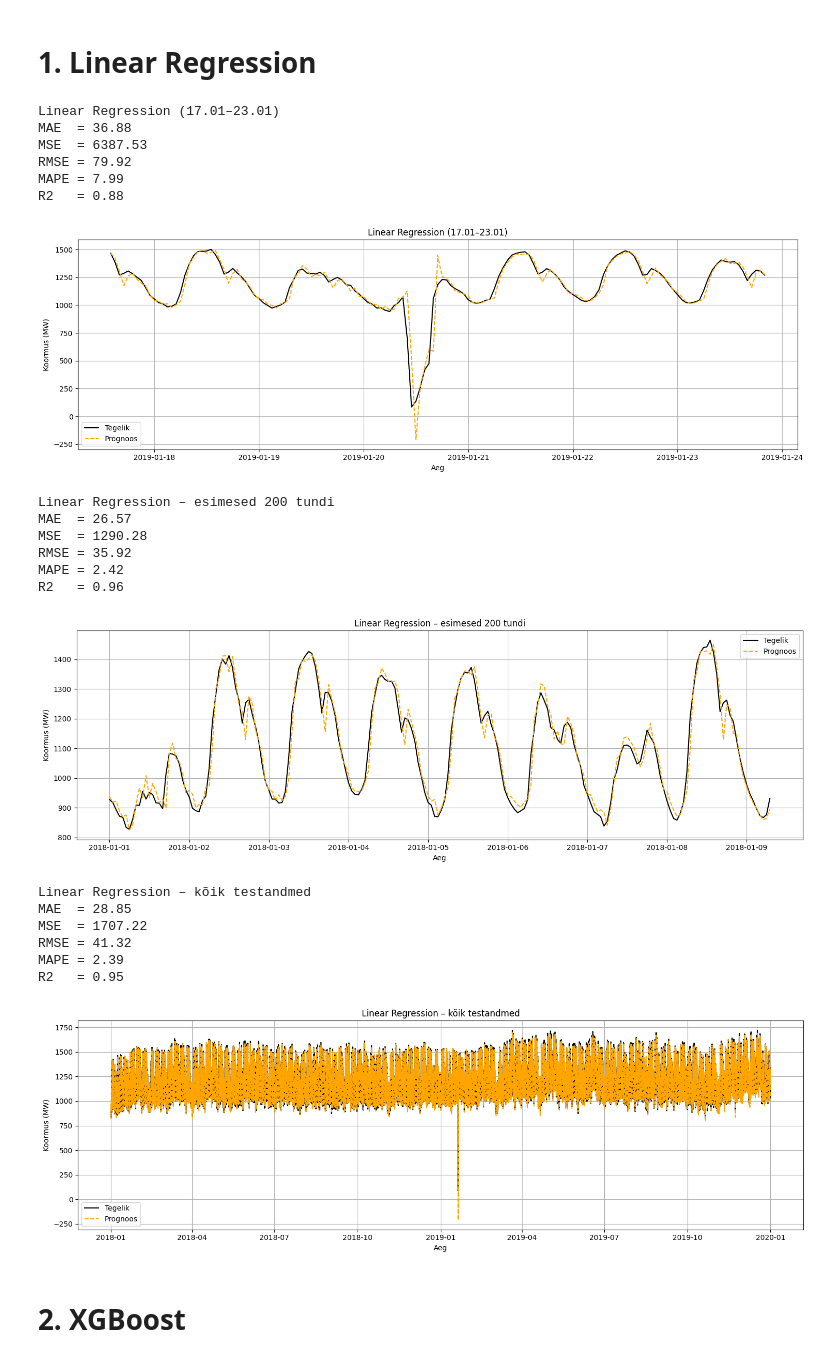
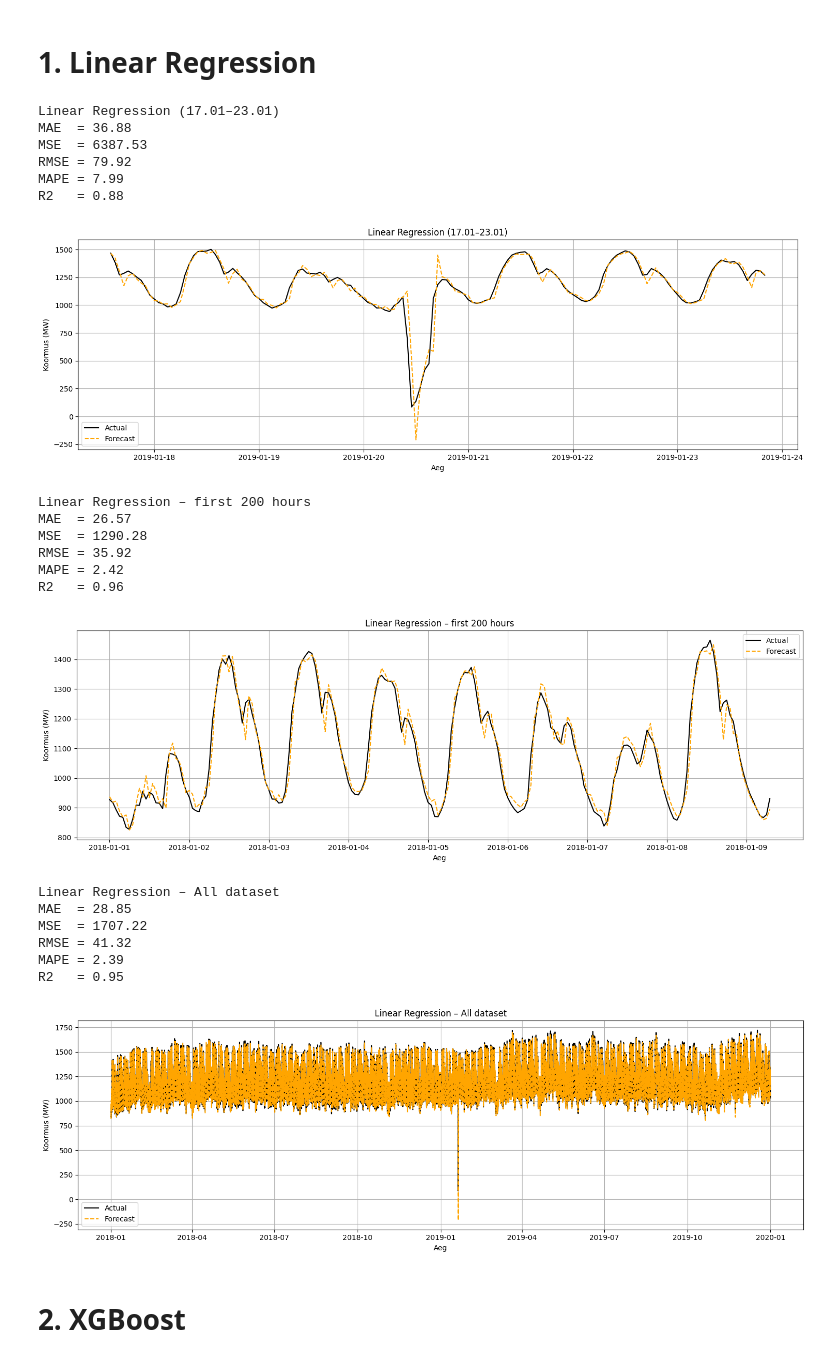
Before and after one commit to Danwerk/xai, a Jupyter notebook: SHAP.ipynb, the cells around one changed output. Cells and saved outputs as stored; diff of their text form; code cells hidden in the pictures.

```diff
--- a/SHAP.ipynb
+++ b/SHAP.ipynb
@@ -163,31 +164,30 @@ from sklearn.linear_model import LinearRegression
 lin = LinearRegression().fit(X_train, y_train)
 y_pred_lin = lin.predict(X_test)
 # %%
-from helper import *
 # VALIDATE LINEAR REGRESSION MODEL
-evaluate_all_cases(y_test, y_pred_lin, test_df['datetime'], "Linear Regression")
+res_lin_17_23, res_lin_200, res_lin_all = evaluate_all_cases(y_test, y_pred_lin, test_df['datetime'], "Linear Regression")
 # %% [output]
 Linear Regression (17.01–23.01)
 MAE  = 36.88
 MSE  = 6387.53
 RMSE = 79.92
 MAPE = 7.99
 R2   = 0.88
 [figure]
-Linear Regression – esimesed 200 tundi
+Linear Regression – first 200 hours
 MAE  = 26.57
 MSE  = 1290.28
 RMSE = 35.92
 MAPE = 2.42
 R2   = 0.96
-[figure, old version]
+[figure, new version]
-Linear Regression – kõik testandmed
+Linear Regression – All dataset
 MAE  = 28.85
 MSE  = 1707.22
 RMSE = 41.32
 MAPE = 2.39
 R2   = 0.95
-[figure, old version]
+[figure, new version]
 # %% [markdown]
 # 2. XGBoost
 # %%
```
Also changed, not shown: parts of 18 cells of this notebook, 2 other files.
